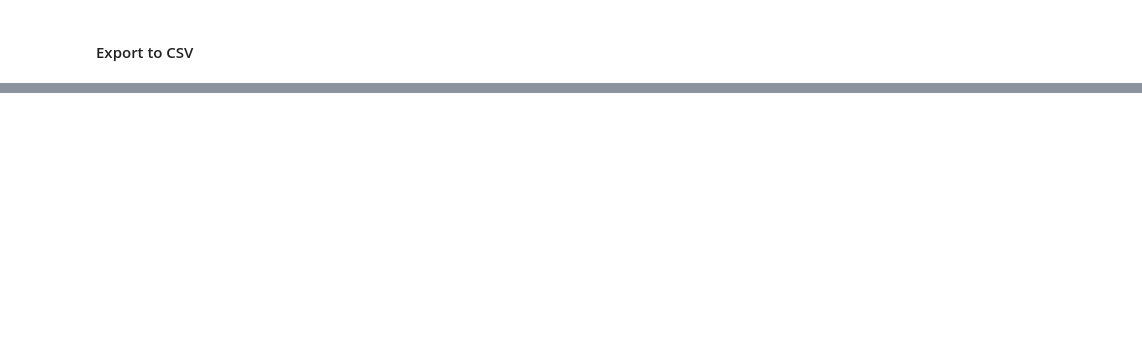
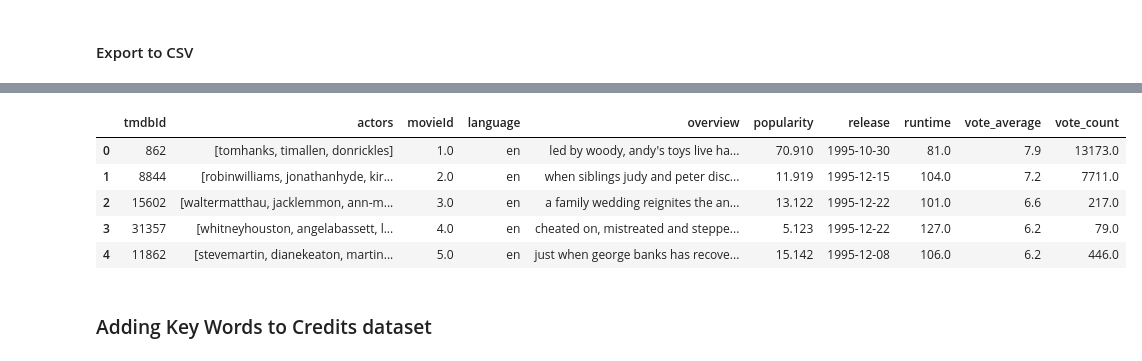
Before and after one commit to joaquim-oliveira-neto/rogue, a Jupyter notebook: notebooks/bmadureira-exploration.ipynb, the cells around one changed output, grey strips where cells are left out. Drawn from its saved outputs; the diff is of its cells as text; code cells hidden in the pictures; blank space fills up the shorter version.

```diff
--- a/notebooks/bmadureira-exploration.ipynb
+++ b/notebooks/bmadureira-exploration.ipynb
@@ -486,0 +615,13 @@ movies_details.to_csv('../raw_data/treated-tmdb-api/movies_details.csv', index=F
+# %%
+credits = credits[credits['vote_count']>10]
+# %%
+credits = credits.copy()
+# %%
+credits.head(5)
+# %% [output]
+|  | tmdbId | actors | movieId | language | overview | popularity | release | runtime | vote_average | vote_count |
+| 0 | 862 | [tomhanks, timallen, donrickles] | 1.0 | en | led by woody, andy's toys live ha... | 70.910 | 1995-10-30 | 81.0 | 7.9 | 13173.0 |
+| 1 | 8844 | [robinwilliams, jonathanhyde, kir... | 2.0 | en | when siblings judy and peter disc... | 11.919 | 1995-12-15 | 104.0 | 7.2 | 7711.0 |
+| 2 | 15602 | [waltermatthau, jacklemmon, ann-m... | 3.0 | en | a family wedding reignites the an... | 13.122 | 1995-12-22 | 101.0 | 6.6 | 217.0 |
+| 3 | 31357 | [whitneyhouston, angelabassett, l... | 4.0 | en | cheated on, mistreated and steppe... | 5.123 | 1995-12-22 | 127.0 | 6.2 | 79.0 |
+| 4 | 11862 | [stevemartin, dianekeaton, martin... | 5.0 | en | just when george banks has recove... | 15.142 | 1995-12-08 | 106.0 | 6.2 | 446.0 |
@@ -486,0 +649,2 @@ movies_details.to_csv('../raw_data/treated-tmdb-api/movies_details.csv', index=F
+# %% [markdown]
+### Adding Key Words to Credits dataset
```
Also changed, not shown: parts of 48 cells of this notebook, 1 other file.
